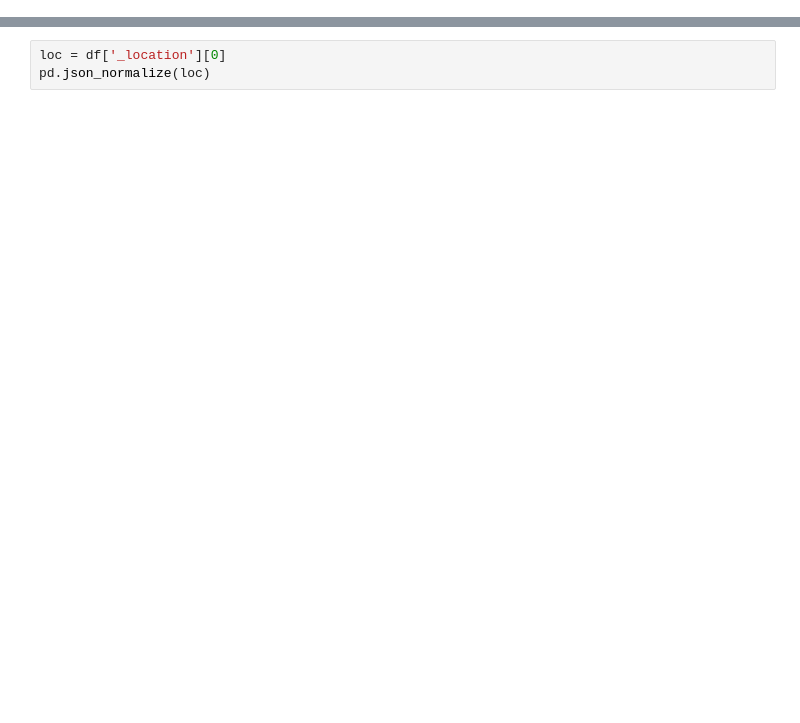
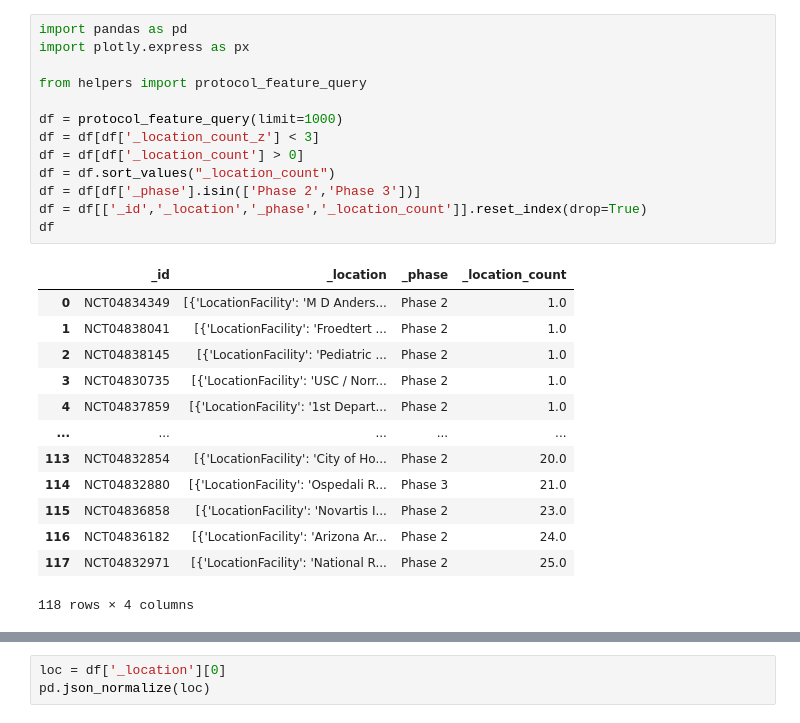
Before and after one commit to parkerholcomb/clinical-trials-dev, a Jupyter notebook: 2022-07-08/_workbench.ipynb, the cells around one changed output, grey strips where cells are left out. Cells and saved outputs as stored; diff of their text form; blank space fills up the shorter version.

```diff
--- a/2022-07-08/_workbench.ipynb
+++ b/2022-07-08/_workbench.ipynb
@@ -104,0 +1,27 @@ df
+# %%
+import pandas as pd
+import plotly.express as px
+
+from helpers import protocol_feature_query
+
+df = protocol_feature_query(limit=1000)
+df = df[df['_location_count_z'] < 3]
+df = df[df['_location_count'] > 0]
+df = df.sort_values("_location_count")
+df = df[df['_phase'].isin(['Phase 2','Phase 3'])]
+df = df[['_id','_location','_phase','_location_count']].reset_index(drop=True)
+df
+# %% [output]
+|  | _id | _location | _phase | _location_count |
+| 0 | NCT04834349 | [{'LocationFacility': 'M D Anders... | Phase 2 | 1.0 |
+| 1 | NCT04838041 | [{'LocationFacility': 'Froedtert ... | Phase 2 | 1.0 |
+| 2 | NCT04838145 | [{'LocationFacility': 'Pediatric ... | Phase 2 | 1.0 |
+| 3 | NCT04830735 | [{'LocationFacility': 'USC / Norr... | Phase 2 | 1.0 |
+| 4 | NCT04837859 | [{'LocationFacility': '1st Depart... | Phase 2 | 1.0 |
+| ... | ... | ... | ... | ... |
+| 113 | NCT04832854 | [{'LocationFacility': 'City of Ho... | Phase 2 | 20.0 |
+| 114 | NCT04832880 | [{'LocationFacility': 'Ospedali R... | Phase 3 | 21.0 |
+| 115 | NCT04836858 | [{'LocationFacility': 'Novartis I... | Phase 2 | 23.0 |
+| 116 | NCT04836182 | [{'LocationFacility': 'Arizona Ar... | Phase 2 | 24.0 |
+| 117 | NCT04832971 | [{'LocationFacility': 'National R... | Phase 2 | 25.0 |
+118 rows × 4 columns
```
Also changed, not shown: parts of 8 cells of this notebook, 2 other files.
